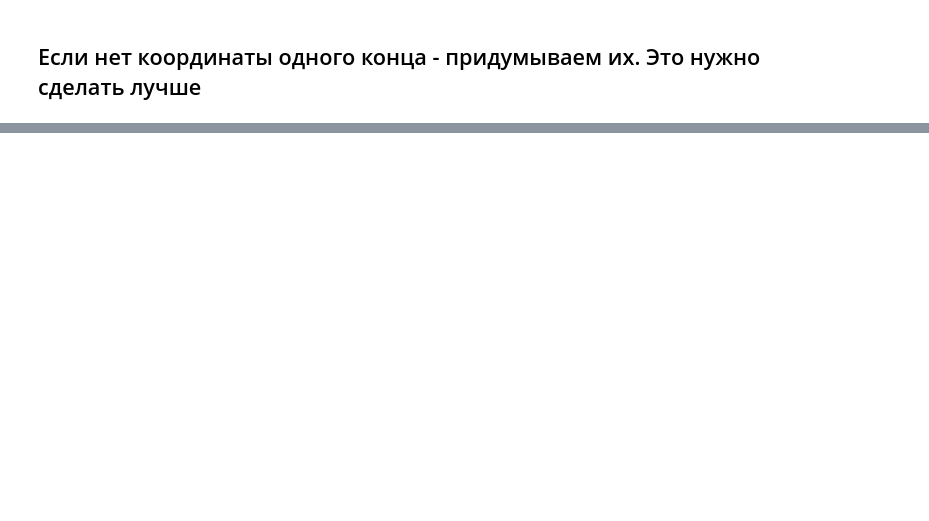
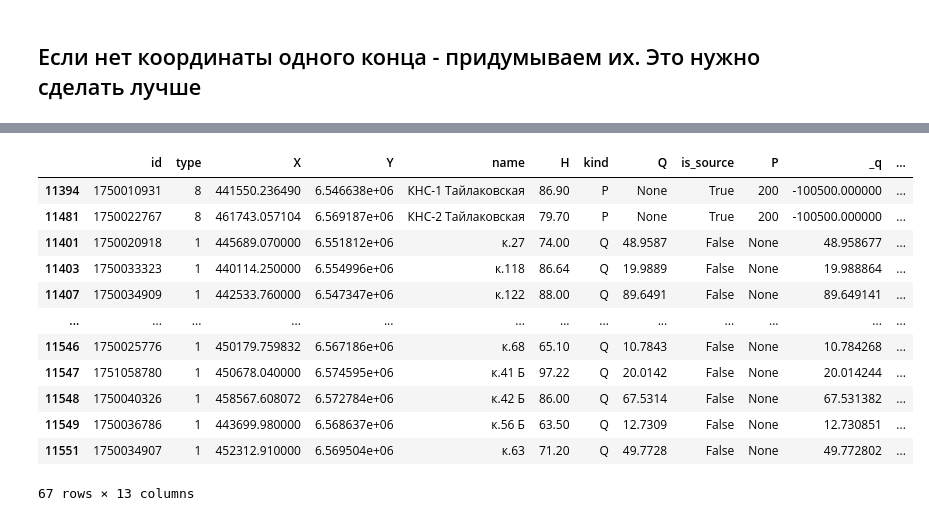
Before and after one commit to DenisYabl/PipesHydraulic, a Jupyter notebook: code/view_pipelines_tajlakovskoe.ipynb, the cells around one changed output, grey strips where cells are left out. Drawn from its saved outputs; the diff is of its cells as text; code cells hidden in the pictures; blank space fills up the shorter version.

```diff
--- a/code/view_pipelines_tajlakovskoe.ipynb
+++ b/code/view_pipelines_tajlakovskoe.ipynb
@@ -706,0 +482,17 @@ plt.show()
+# %%
+df = nodes_df
+df2 = df[df.type == 1]
+df2['kind'] = 'Q'
+df2['Q'] = np.random.uniform(0, 100, size = len(df2))
+df2['is_source'] = False
+df2['P'] = None
+
+df1 = df[df.type == 8]
+df1['kind'] = 'P'
+df1['Q'] = None
+df1['is_source'] = True
+df1['P'] = 200
+
+df = pd.concat([df1, df2])
+fn = f'..\\data\\boundaries.csv'
+df.to_csv(fn)
@@ -706,0 +517,22 @@ plt.show()
+# %%
+df_boundaries = df
+# %%
+df_b = df_boundaries
+df_b['_q'] = df_b.Q.fillna(-100500)
+df_b['_p'] = df_b.P.fillna(-100500)
+df_b['value'] = df_b[["_q", "_p"]].max(axis=1)
+df_b
+# %% [output]
+|  | id | type | X | Y | name | H | kind | Q | is_source | P | _q | ... |
+| 11394 | 1750010931 | 8 | 441550.236490 | 6.546638e+06 | КНС-1 Тайлаковская | 86.90 | P | None | True | 200 | -100500.000000 | ... |
+| 11481 | 1750022767 | 8 | 461743.057104 | 6.569187e+06 | КНС-2 Тайлаковская | 79.70 | P | None | True | 200 | -100500.000000 | ... |
+| 11401 | 1750020918 | 1 | 445689.070000 | 6.551812e+06 | к.27 | 74.00 | Q | 48.9587 | False | None | 48.958677 | ... |
+| 11403 | 1750033323 | 1 | 440114.250000 | 6.554996e+06 | к.118 | 86.64 | Q | 19.9889 | False | None | 19.988864 | ... |
+| 11407 | 1750034909 | 1 | 442533.760000 | 6.547347e+06 | к.122 | 88.00 | Q | 89.6491 | False | None | 89.649141 | ... |
+| ... | ... | ... | ... | ... | ... | ... | ... | ... | ... | ... | ... | ... |
+| 11546 | 1750025776 | 1 | 450179.759832 | 6.567186e+06 | к.68 | 65.10 | Q | 10.7843 | False | None | 10.784268 | ... |
+| 11547 | 1751058780 | 1 | 450678.040000 | 6.574595e+06 | к.41 Б | 97.22 | Q | 20.0142 | False | None | 20.014244 | ... |
+| 11548 | 1750040326 | 1 | 458567.608072 | 6.572784e+06 | к.42 Б | 86.00 | Q | 67.5314 | False | None | 67.531382 | ... |
+| 11549 | 1750036786 | 1 | 443699.980000 | 6.568637e+06 | к.56 Б | 63.50 | Q | 12.7309 | False | None | 12.730851 | ... |
+| 11551 | 1750034907 | 1 | 452312.910000 | 6.569504e+06 | к.63 | 71.20 | Q | 49.7728 | False | None | 49.772802 | ... |
+67 rows × 13 columns
```
Also changed, not shown: parts of 24 cells of this notebook.
